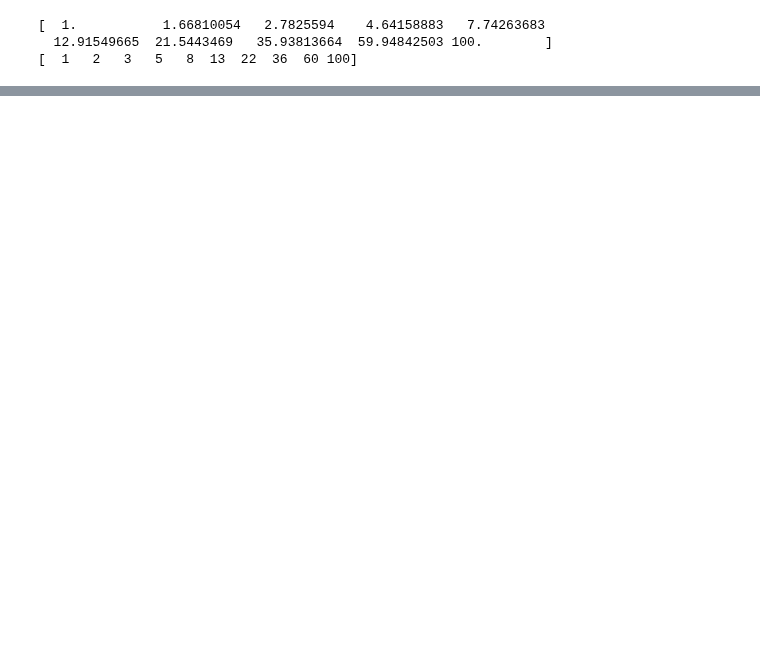
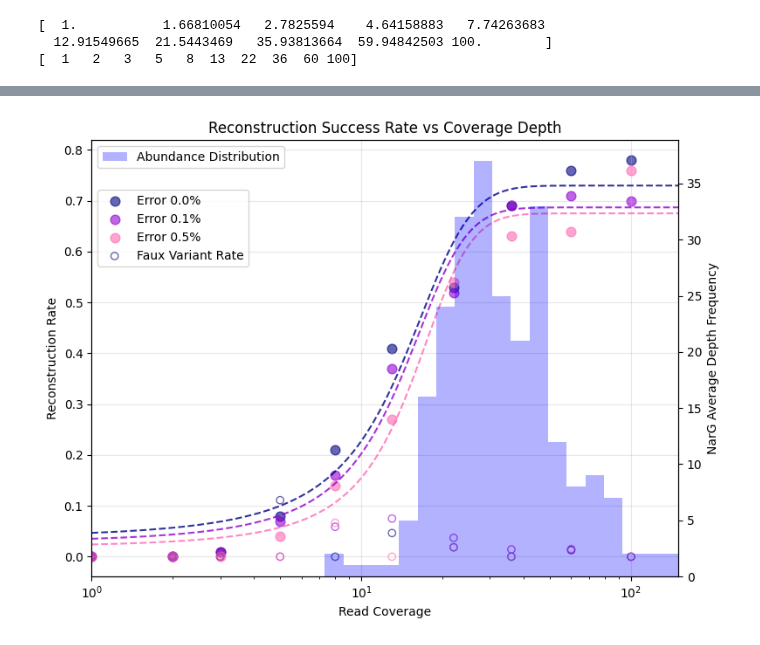
Before and after one commit to AddisonHowe/soil-metagenomics, a Jupyter notebook: notebooks/reconstruction.ipynb, the cells around one changed output, grey strips where cells are left out. Drawn from its saved outputs; the diff is of its cells as text; code cells hidden in the pictures; blank space fills up the shorter version.

```diff
--- a/notebooks/reconstruction.ipynb
+++ b/notebooks/reconstruction.ipynb
@@ -447,0 +768,64 @@ print(rounded)
+# %%
+import matplotlib.pyplot as plt
+import numpy as np
+from scipy.optimize import curve_fit
+
+def logistic_func(x, L, k, x0):
+    """Logistic function for curve fitting"""
+    return L / (1 + np.exp(-k * (x - x0)))
+
+x = coverage_sweep
+
+# Colors for different error rates
+colors = ['navy', 'darkviolet', 'hotpink']
+error_labels = ['0.0%', '0.1%', '0.5%']
+
+fig, ax1 = plt.subplots(figsize=(8, 6))
+
+# Plot scatter points and fit curves for reconstruction rates
+for i in range(3):
+    y_data = performance[:, i, 0]
+
+    # Scatter plot
+    ax1.scatter(x, y_data, color=colors[i], alpha=0.6, label=f'Error {error_labels[i]}', s=60)
+
+    # Curve fitting
+    try:
+        # Initial guess for logistic parameters
+        p0 = [max(y_data), 0.1, np.median(x)]
+        popt, pcov = curve_fit(logistic_func, x, y_data, p0=p0, maxfev=5000)
+
+        # Generate smooth curve
+        x_smooth = np.linspace(min(x), max(abundance_dist), 1000)
+        y_smooth = logistic_func(x_smooth, *popt)
+
+        # Plot fitted curve
+        ax1.plot(x_smooth, y_smooth, color=colors[i], linestyle='--', alpha=0.8)
+    except:
+        print(f"Could not fit curve for error rate {error_labels[i]}")
+
+ax1.scatter(x, performance[:, 0,  1],  color = 'Navy', facecolors='none', alpha = 0.6, label = 'Faux Variant Rate')
+ax1.scatter(x, performance[:, 1,  1],  color = 'Darkviolet', facecolors='none', alpha = 0.6)
+ax1.scatter(x, performance[:, 2,  1],  color = 'hotpink', facecolors='none', alpha = 0.6)
+ax1.set_xlim(1, max(abundance_dist))
+ax1.set_ylabel('Reconstruction Rate')
+ax1.set_xlabel('Read Coverage')
+ax1.set_xscale('log')
+ax1.legend(loc='upper left', bbox_to_anchor=(0, 0.9))
+ax1.grid(True, alpha=0.3)
+
+# Create second y-axis for histogram
+ax2 = ax1.twinx()
+bins = np.logspace(np.log10(min(abundance_dist)), np.log10(max(abundance_dist)), 20)
+ax2.hist(abundance_dist, bins=bins, alpha=0.3, color='Blue', label='Abundance Distribution')
+ax2.set_ylabel('NarG Average Depth Frequency')
+
+# Add legend for histogram
+ax2.legend(loc='upper left')
+plt.title('Reconstruction Success Rate vs Coverage Depth')
+
+
+plt.tight_layout()
+plt.show()
+# %% [output]
+[figure, added]
```
Also changed, not shown: parts of 14 cells of this notebook, 1 other file.
